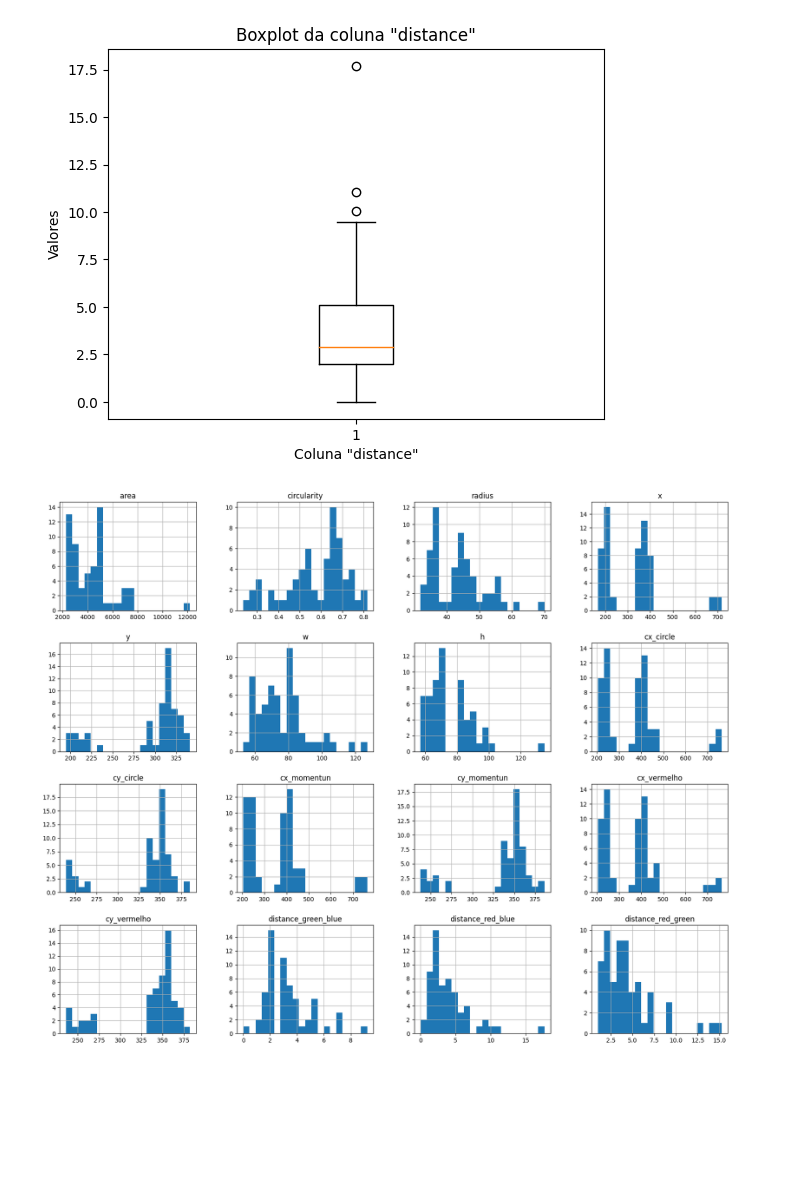
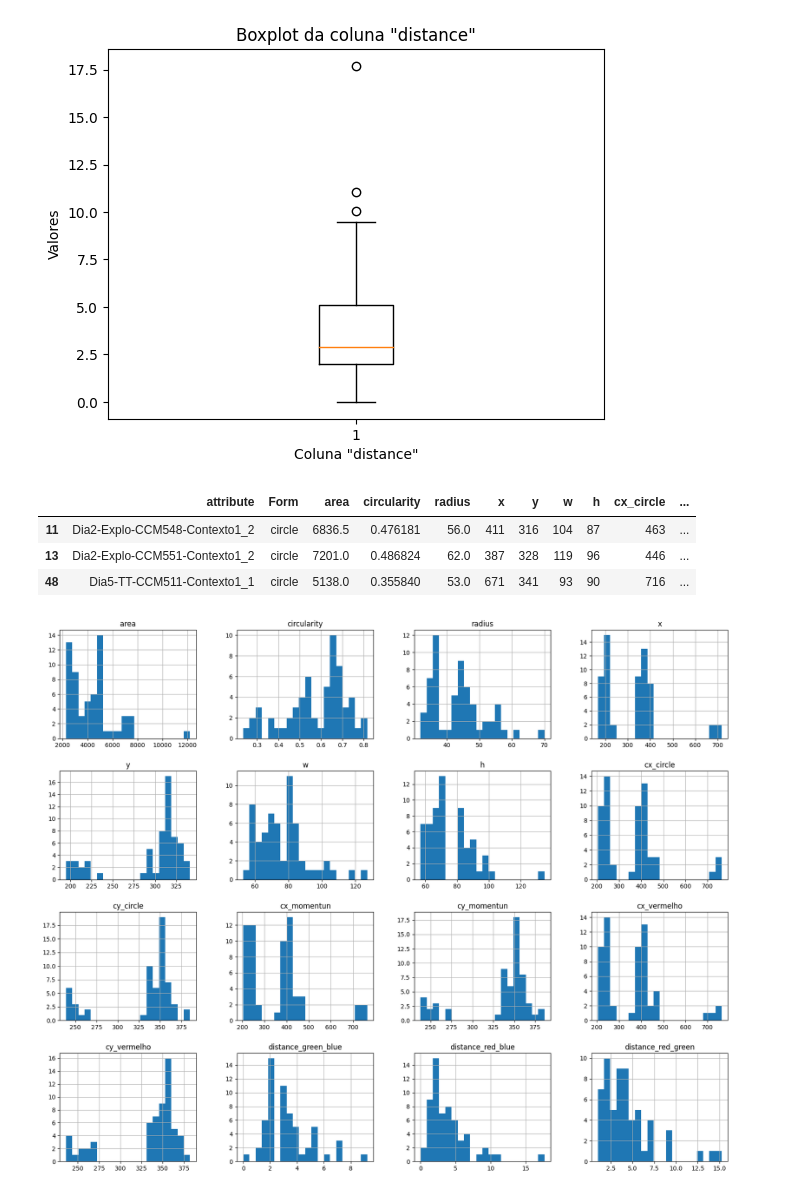
Before and after one commit to Gus-1003/ISD-invention, a Jupyter notebook: Pesquisa/Análise_Dataset.ipynb, the cells around one changed output. Drawn from its saved outputs; the diff is of its cells as text; code cells hidden in the pictures; blank space fills up the shorter version.

```diff
--- a/Pesquisa/Análise_Dataset.ipynb
+++ b/Pesquisa/Análise_Dataset.ipynb
@@ -161,6 +161,14 @@ plt.title('Boxplot da coluna "distance"')
 plt.show()
 # %% [output]
 [figure]
+# %%
+amostra = df.loc[df["distance_red_blue"] > 10]
+amostra
+# %% [output]
+|  | attribute | Form | area | circularity | radius | x | y | w | h | cx_circle | ... |
+| 11 | Dia2-Explo-CCM548-Contexto1_2 | circle | 6836.5 | 0.476181 | 56.0 | 411 | 316 | 104 | 87 | 463 | ... |
+| 13 | Dia2-Explo-CCM551-Contexto1_2 | circle | 7201.0 | 0.486824 | 62.0 | 387 | 328 | 119 | 96 | 446 | ... |
+| 48 | Dia5-TT-CCM511-Contexto1_1 | circle | 5138.0 | 0.355840 | 53.0 | 671 | 341 | 93 | 90 | 716 | ... |
 # %%
 df.hist(figsize=(20, 16), bins=20)
 plt.show()
```
